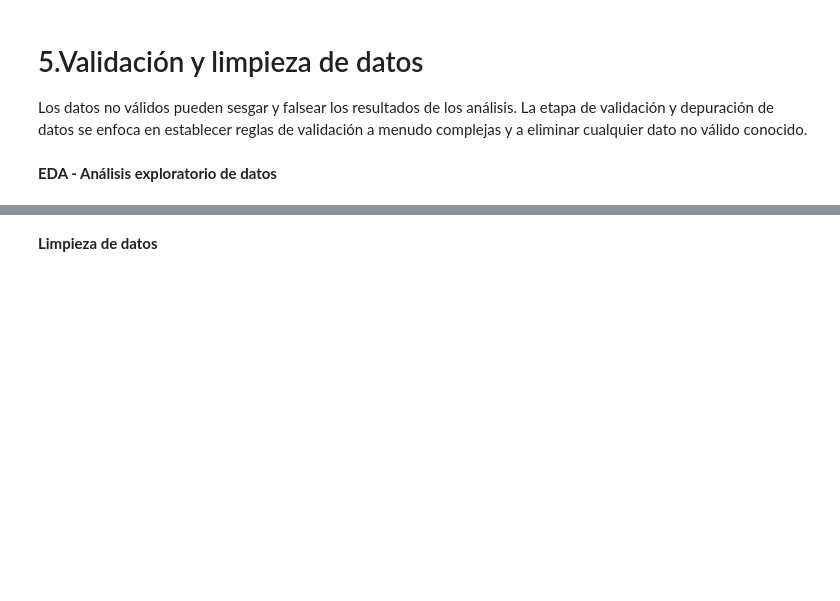
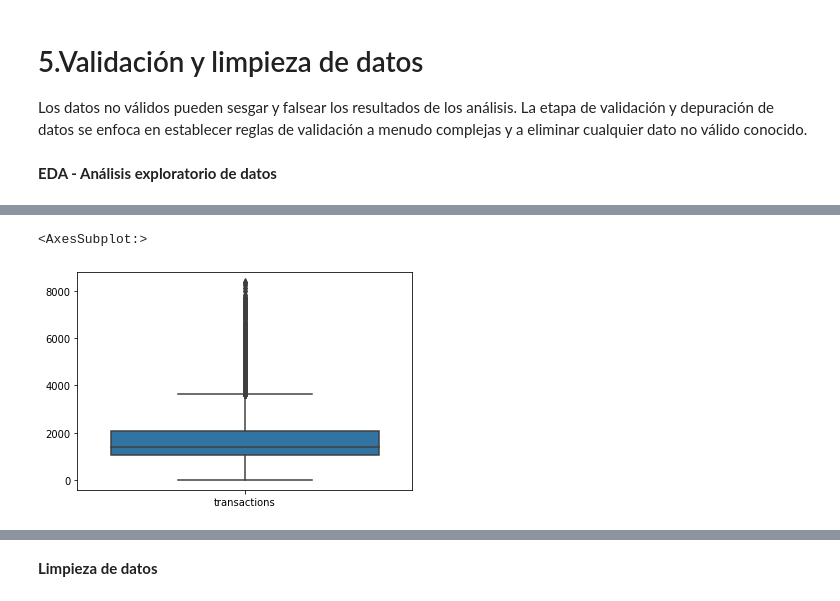
Before and after one commit to Henryxg/maestria2, a Jupyter notebook: TareaForecasting.ipynb, the cells around one changed output, grey strips where cells are left out. Drawn from its saved outputs; the diff is of its cells as text; code cells hidden in the pictures; blank space fills up the shorter version.

````diff
--- a/TareaForecasting.ipynb
+++ b/TareaForecasting.ipynb
@@ -35,3 +87,6 @@ Leemos un archivo usando el alias **pd**, luego punto **.**, y a seguir la funci
 Ejemplo:
 df = pd.read_csv("data/nombre_archivo.csv")
 ```
+# %%
+df = pd.read_csv("transactions.csv")
+df.head()
@@ -42,0 +134,6 @@ Los datos no válidos pueden sesgar y falsear los resultados de los análisis. L
+# %%
+sns.boxplot(data= df[['transactions']] )
+#aparentemenente existen muchos datos que pordian ser outliers
+# %% [output]
+<AxesSubplot:>
+[figure, added]
````
Also changed, not shown: parts of 21 cells of this notebook.
